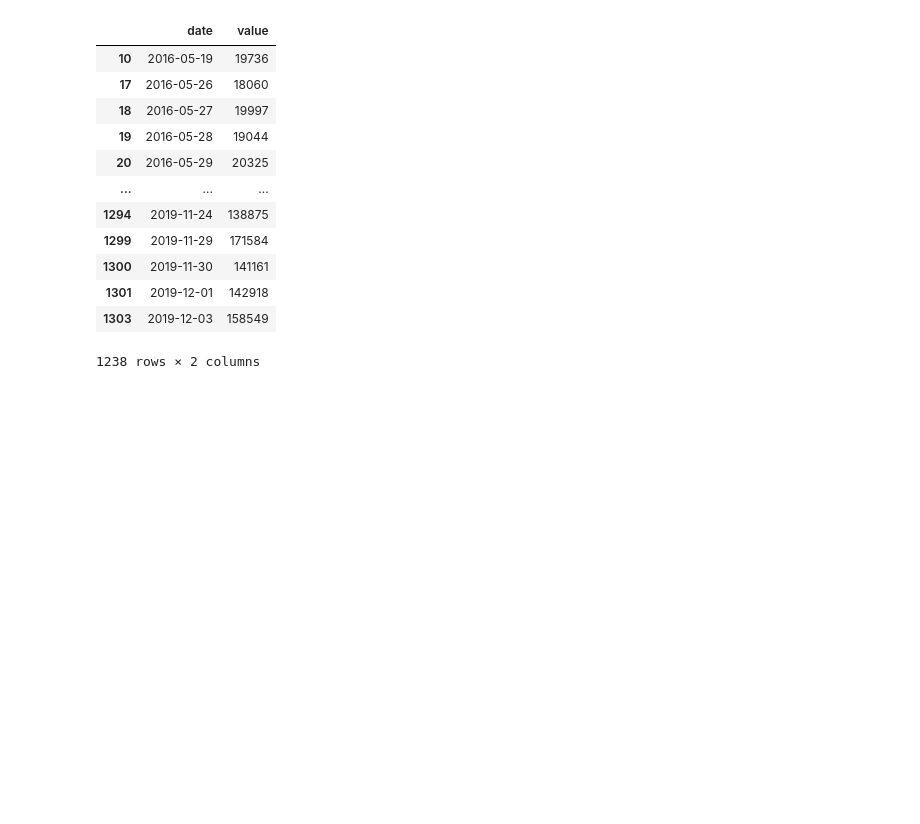
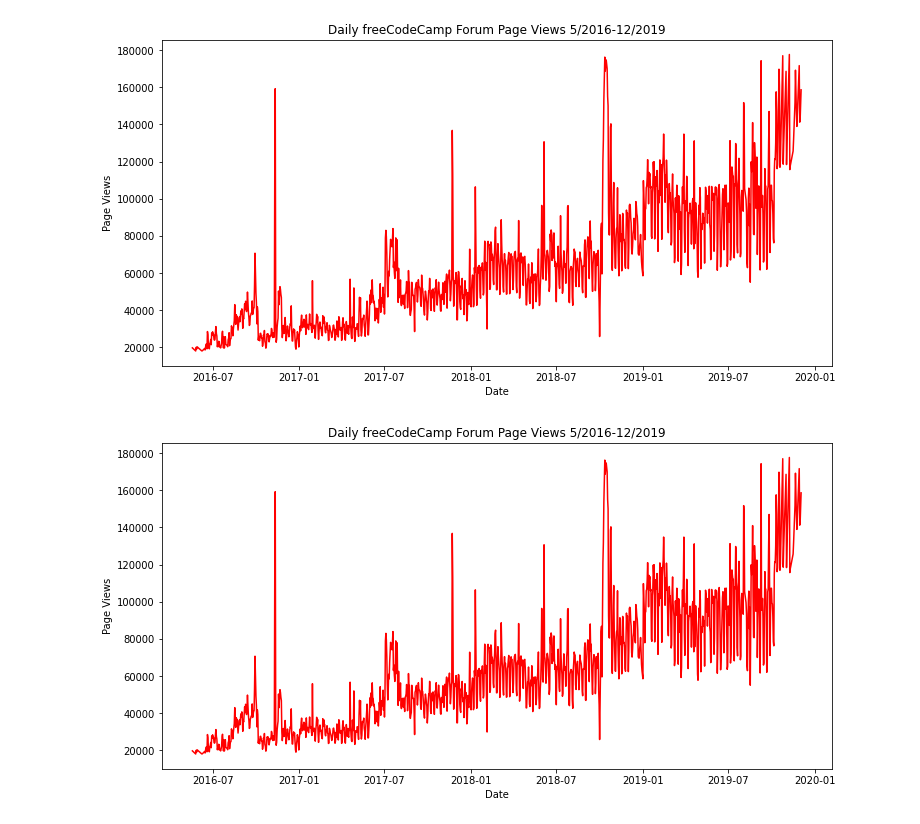
Before and after one commit to JuanFuenza/Proyectos-Certificado-Analisis-de-Datos-FreeCodeCamp, a Jupyter notebook: Page View Time Series Visualizer/time_series_visualizer.ipynb, the cells around one changed output. Cells and saved outputs as stored; diff of their text form; code cells hidden in the pictures; blank space fills up the shorter version.

```diff
--- a/Page View Time Series Visualizer/time_series_visualizer.ipynb
+++ b/Page View Time Series Visualizer/time_series_visualizer.ipynb
@@ -6,21 +6,24 @@ from pandas.plotting import register_matplotlib_converters
 register_matplotlib_converters()
 # %%
 # Import data (Make sure to parse dates. Consider setting index column to 'date'.)
-df = pd.read_csv('fcc-forum-pageviews.csv', header=0)
-df.date = pd.to_datetime(df.date)
-df = df[(df['value'] <= df['value'].quantile(0.975)) & (df['value'] >= df['value'].quantile(0.025))]
-df
+df = pd.read_csv('fcc-forum-pageviews.csv', parse_dates=['date'], index_col='date')
-# %% [output]
-|  | date | value |
-| 10 | 2016-05-19 | 19736 |
-| 17 | 2016-05-26 | 18060 |
-| 18 | 2016-05-27 | 19997 |
-| 19 | 2016-05-28 | 19044 |
-| 20 | 2016-05-29 | 20325 |
-| ... | ... | ... |
-| 1294 | 2019-11-24 | 138875 |
-| 1299 | 2019-11-29 | 171584 |
-| 1300 | 2019-11-30 | 141161 |
-| 1301 | 2019-12-01 | 142918 |
-| 1303 | 2019-12-03 | 158549 |
-1238 rows × 2 columns
+# %%
+# Clean data
+df = df[(df['value'] >= df['value'].quantile(0.025)) & (df['value'] <= df['value'].quantile(0.975))]
+# %%
+def draw_line_plot():
+    # Draw line plot
+    fig, ax = plt.subplots(figsize=(12,6))
+    ax.plot(df.index, df['value'], color='red')
+    ax.set_title('Daily freeCodeCamp Forum Page Views 5/2016-12/2019')
+    ax.set_ylabel('Page Views')
+    ax.set_xlabel('Date')
+
+    # Save image and return fig (don't change this part)
+    fig.savefig('line_plot.png')
+    return fig
+
+draw_line_plot()
+# %% [output]
+[figure, added]
+[figure, added]
```
Also changed, not shown: parts of 2 cells of this notebook, 5 other files.
